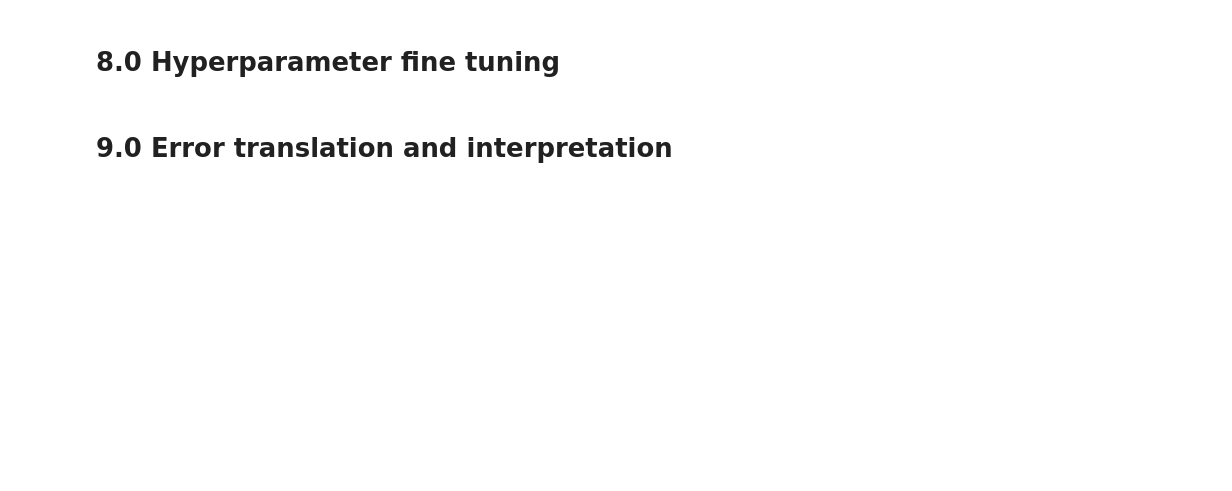
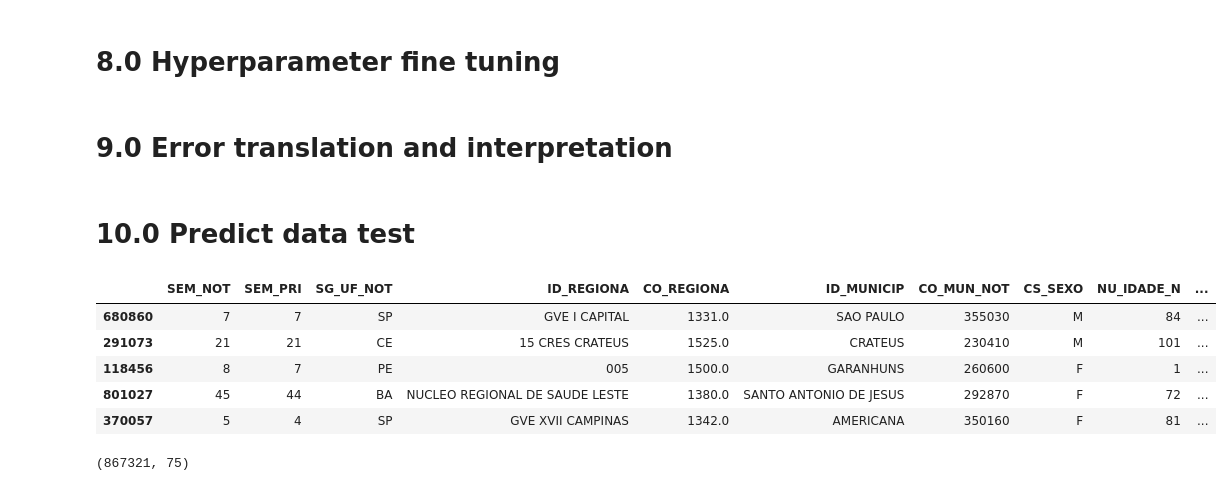
Before and after one commit to wilianuhlmann/olympiad_br_ml_kaggle_ensure_healthy, a Jupyter notebook: olympiad_br_kaggle.ipynb, the cells around one changed output. Drawn from its saved outputs; the diff is of its cells as text; code cells hidden in the pictures; blank space fills up the shorter version.

```diff
--- a/olympiad_br_kaggle.ipynb
+++ b/olympiad_br_kaggle.ipynb
@@ -1157,3 +1189,22 @@ df8 = df7.copy()
 # **9.0 Error translation and interpretation**
 # %%
 df9 = df8.copy()
+# %% [markdown]
+# **10.0 Predict data test**
+# %%
+raw_test = pd.read_csv('data/test.csv')
+# %%
+dft10 = raw_test.copy()
+# %%
+dft10.sample(5)
+# %% [output]
+|  | SEM_NOT | SEM_PRI | SG_UF_NOT | ID_REGIONA | CO_REGIONA | ID_MUNICIP | CO_MUN_NOT | CS_SEXO | NU_IDADE_N | ... |
+| 680860 | 7 | 7 | SP | GVE I CAPITAL | 1331.0 | SAO PAULO | 355030 | M | 84 | ... |
+| 291073 | 21 | 21 | CE | 15 CRES CRATEUS | 1525.0 | CRATEUS | 230410 | M | 101 | ... |
+| 118456 | 8 | 7 | PE | 005 | 1500.0 | GARANHUNS | 260600 | F | 1 | ... |
+| 801027 | 45 | 44 | BA | NUCLEO REGIONAL DE SAUDE LESTE | 1380.0 | SANTO ANTONIO DE JESUS | 292870 | F | 72 | ... |
+| 370057 | 5 | 4 | SP | GVE XVII CAMPINAS | 1342.0 | AMERICANA | 350160 | F | 81 | ... |
+# %%
+dft10.shape
+# %% [output]
+(867321, 75)
```
Also changed, not shown: parts of 35 cells of this notebook.
